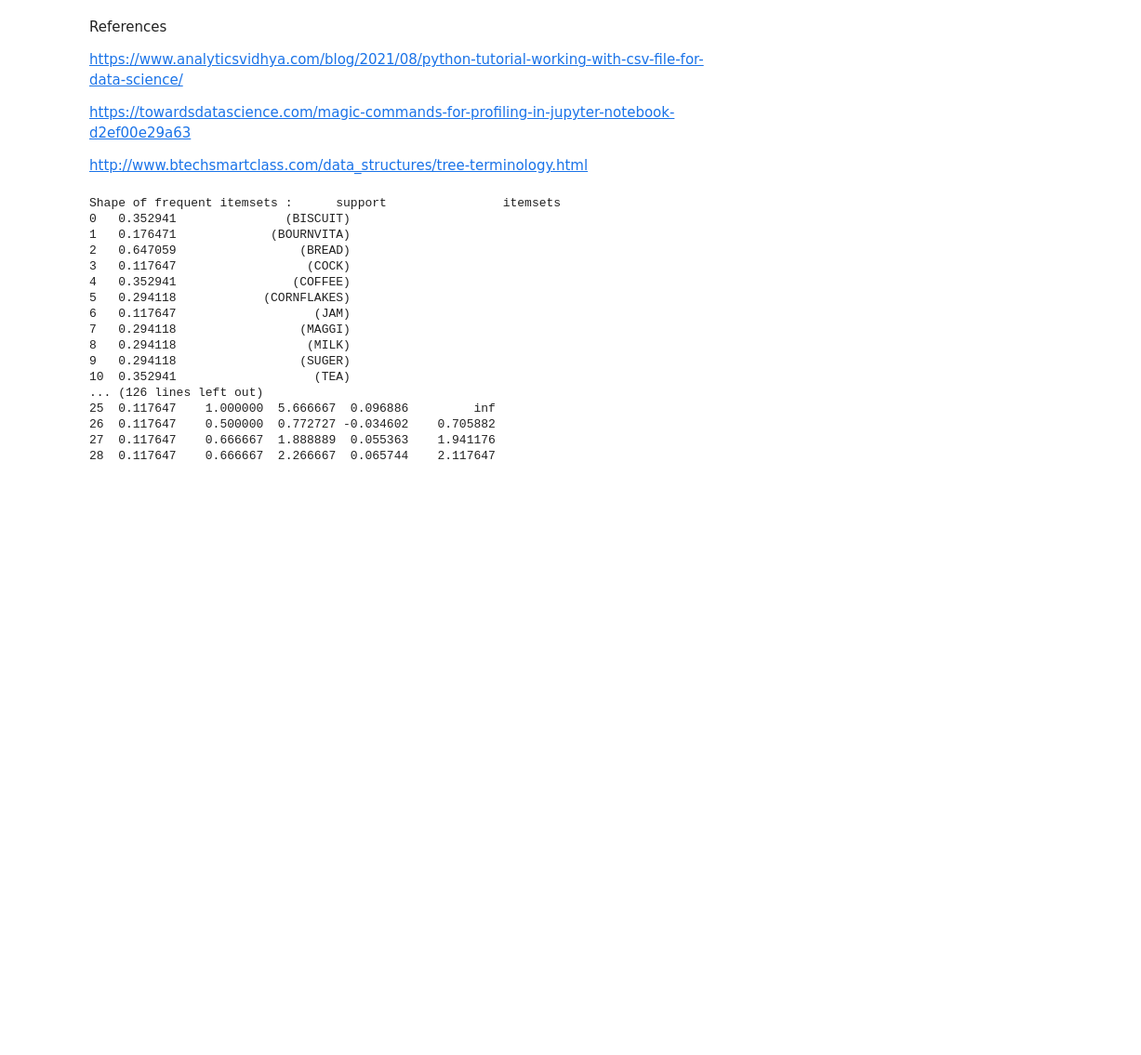
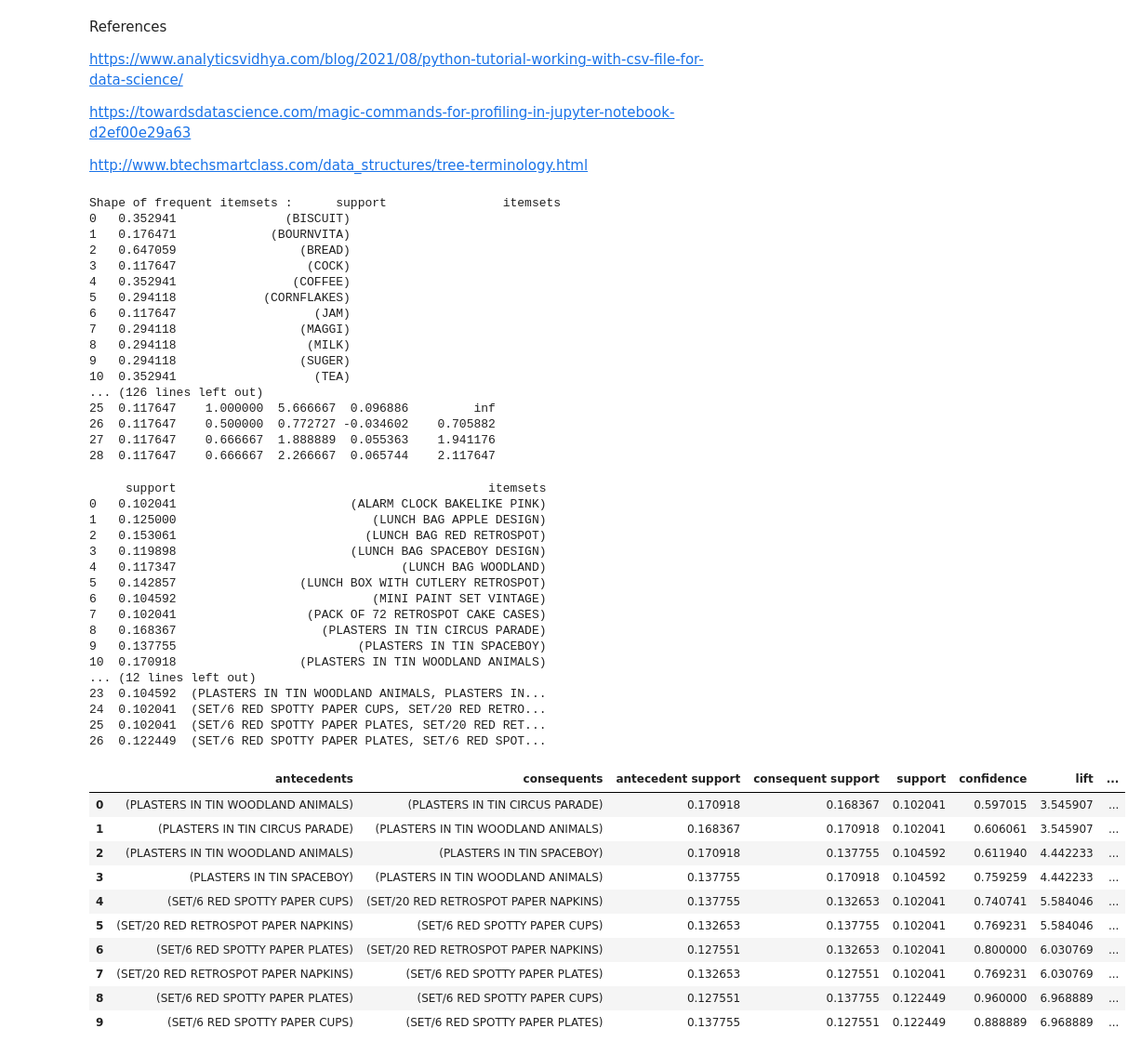
Before and after one commit to deshanchathusanka/data-mining, a Jupyter notebook: Associated_Rule_Mining.ipynb, the cells around one changed output. Shown: that part at 93% size. Saved outputs shown, nothing was run; the diff lists cells and outputs as text; code cells hidden in the pictures; blank space fills up the shorter version.

```diff
--- a/Associated_Rule_Mining.ipynb
+++ b/Associated_Rule_Mining.ipynb
@@ -745,3 +804,41 @@ Shape of frequent itemsets :      support                itemsets
 26  0.117647    0.500000  0.772727 -0.034602    0.705882
 27  0.117647    0.666667  1.888889  0.055363    1.941176
 28  0.117647    0.666667  2.266667  0.065744    2.117647
+# %%
+from mlxtend.frequent_patterns import apriori
+from mlxtend.frequent_patterns import association_rules
+
+frequent_itemsets = apriori(basket_sets, min_support=0.1, use_colnames=True)
+print(frequent_itemsets)
+
+rules = association_rules(frequent_itemsets, metric="lift", min_threshold=1)
+rules
+# %% [output]
+     support                                           itemsets
+0   0.102041                        (ALARM CLOCK BAKELIKE PINK)
+1   0.125000                           (LUNCH BAG APPLE DESIGN)
+2   0.153061                          (LUNCH BAG RED RETROSPOT)
+3   0.119898                        (LUNCH BAG SPACEBOY DESIGN)
+4   0.117347                               (LUNCH BAG WOODLAND)
+5   0.142857                 (LUNCH BOX WITH CUTLERY RETROSPOT)
+6   0.104592                           (MINI PAINT SET VINTAGE)
+7   0.102041                  (PACK OF 72 RETROSPOT CAKE CASES)
+8   0.168367                    (PLASTERS IN TIN CIRCUS PARADE)
+9   0.137755                         (PLASTERS IN TIN SPACEBOY)
+10  0.170918                 (PLASTERS IN TIN WOODLAND ANIMALS)
+... (12 lines left out)
+23  0.104592  (PLASTERS IN TIN WOODLAND ANIMALS, PLASTERS IN...
+24  0.102041  (SET/6 RED SPOTTY PAPER CUPS, SET/20 RED RETRO...
+25  0.102041  (SET/6 RED SPOTTY PAPER PLATES, SET/20 RED RET...
+26  0.122449  (SET/6 RED SPOTTY PAPER PLATES, SET/6 RED SPOT...
+|  | antecedents | consequents | antecedent support | consequent support | support | confidence | lift | ... |
+| 0 | (PLASTERS IN TIN WOODLAND ANIMALS) | (PLASTERS IN TIN CIRCUS PARADE) | 0.170918 | 0.168367 | 0.102041 | 0.597015 | 3.545907 | ... |
+| 1 | (PLASTERS IN TIN CIRCUS PARADE) | (PLASTERS IN TIN WOODLAND ANIMALS) | 0.168367 | 0.170918 | 0.102041 | 0.606061 | 3.545907 | ... |
+| 2 | (PLASTERS IN TIN WOODLAND ANIMALS) | (PLASTERS IN TIN SPACEBOY) | 0.170918 | 0.137755 | 0.104592 | 0.611940 | 4.442233 | ... |
+| 3 | (PLASTERS IN TIN SPACEBOY) | (PLASTERS IN TIN WOODLAND ANIMALS) | 0.137755 | 0.170918 | 0.104592 | 0.759259 | 4.442233 | ... |
+| 4 | (SET/6 RED SPOTTY PAPER CUPS) | (SET/20 RED RETROSPOT PAPER NAPKINS) | 0.137755 | 0.132653 | 0.102041 | 0.740741 | 5.584046 | ... |
+| 5 | (SET/20 RED RETROSPOT PAPER NAPKINS) | (SET/6 RED SPOTTY PAPER CUPS) | 0.132653 | 0.137755 | 0.102041 | 0.769231 | 5.584046 | ... |
+| 6 | (SET/6 RED SPOTTY PAPER PLATES) | (SET/20 RED RETROSPOT PAPER NAPKINS) | 0.127551 | 0.132653 | 0.102041 | 0.800000 | 6.030769 | ... |
+| 7 | (SET/20 RED RETROSPOT PAPER NAPKINS) | (SET/6 RED SPOTTY PAPER PLATES) | 0.132653 | 0.127551 | 0.102041 | 0.769231 | 6.030769 | ... |
+| 8 | (SET/6 RED SPOTTY PAPER PLATES) | (SET/6 RED SPOTTY PAPER CUPS) | 0.127551 | 0.137755 | 0.122449 | 0.960000 | 6.968889 | ... |
+| 9 | (SET/6 RED SPOTTY PAPER CUPS) | (SET/6 RED SPOTTY PAPER PLATES) | 0.137755 | 0.127551 | 0.122449 | 0.888889 | 6.968889 | ... |
```
Also changed, not shown: parts of 8 cells of this notebook.
